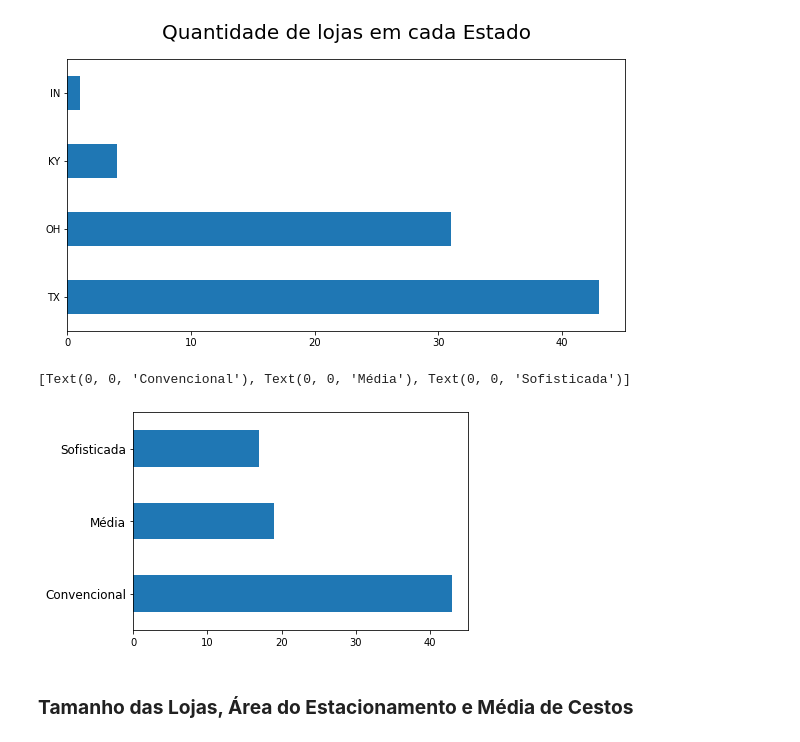
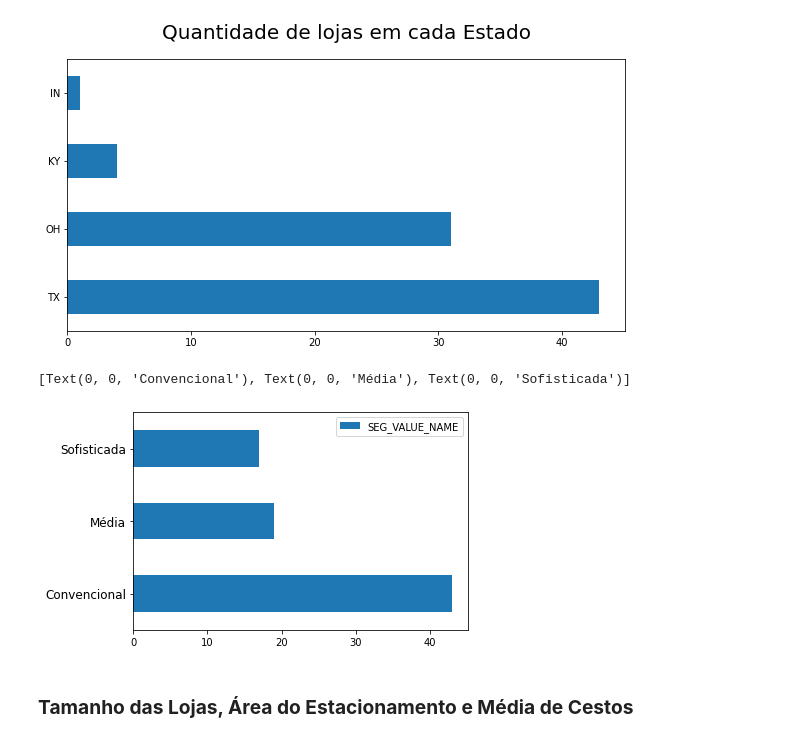
Before and after one commit to SamuelSousaFerreira/Breakfast-at-the-Frat---Time-Series-Analise, a Jupyter notebook: Breakfast_at_the_Frat.ipynb, the cells around one changed output. Cells and saved outputs as stored; diff of their text form; code cells hidden in the pictures.

```diff
--- a/Breakfast_at_the_Frat.ipynb
+++ b/Breakfast_at_the_Frat.ipynb
@@ -104,12 +104,12 @@ ax.set_title('Quantidade de lojas em cada Estado', fontsize=20, pad=20)
 Text(0.5, 1.0, 'Quantidade de lojas em cada Estado')
 [figure]
 # %%
-tipo_de_loja = lojas.SEG_VALUE_NAME.value_counts()
+tipo_de_loja = lojas.SEG_VALUE_NAME.value_counts().reset_index()
 ax= tipo_de_loja.plot(kind='barh')
 ax.set_yticklabels(['Convencional', 'Média','Sofisticada'], fontsize=12)
 # %% [output]
 [Text(0, 0, 'Convencional'), Text(0, 0, 'Média'), Text(0, 0, 'Sofisticada')]
-[figure, old version]
+[figure, new version]
 # %% [markdown]
 ### **Tamanho das Lojas, Área do Estacionamento e Média de Cestos**
 # %%
```
Also changed, not shown: parts of 34 cells of this notebook.
